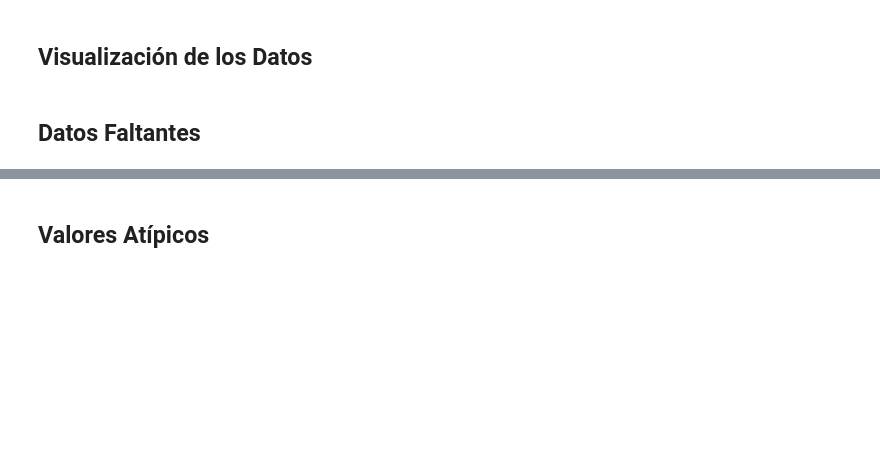
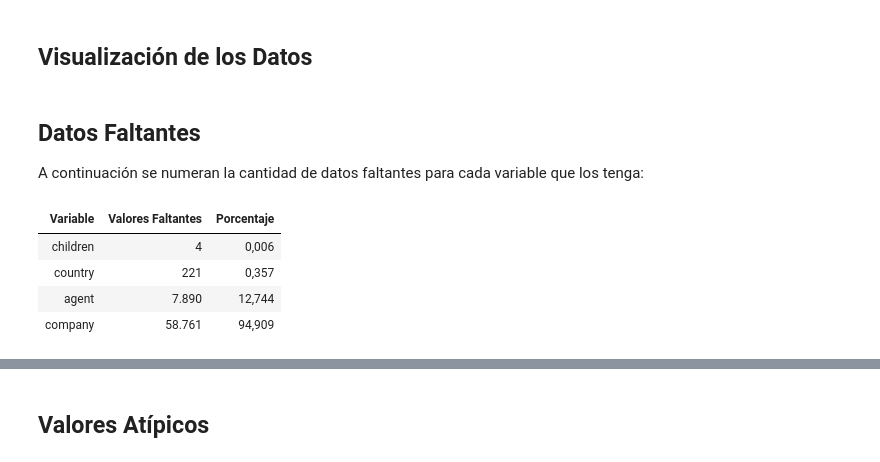
Before and after one commit to InspectorDave/OrgaDeDatos-TPs, a Jupyter notebook: 7506R_TP1_GRUPO11_CHP1_ENTREGA.ipynb, the cells around one changed output, grey strips where cells are left out. Cells and saved outputs as stored; diff of their text form; code cells hidden in the pictures; blank space fills up the shorter version.

```diff
--- a/7506R_TP1_GRUPO11_CHP1_ENTREGA.ipynb
+++ b/7506R_TP1_GRUPO11_CHP1_ENTREGA.ipynb
@@ -1607,5 +1863,22 @@ A modo de resumen se muestra una lista de los parámetros **relevantes** y los *
 * id
 # %% [markdown]
 ## Visualización de los Datos
-# %% [markdown]
-## Datos Faltantes
+# %% [markdown]
+## Datos Faltantes
+
+A continuación se numeran la cantidad de datos faltantes para cada variable que los tenga:
+# %%
+datosFaltantes_df = pd.DataFrame(columns = ["Variable","Valores Faltantes", "Porcentaje"])
+
+for i in hotels_df:
+    nValoresFaltantes = hotels_df[i].isna().sum()
+    if nValoresFaltantes > 0:
+        datosFaltantes_df.loc[len(datosFaltantes_df.index)] = (i, nValoresFaltantes, (nValoresFaltantes*100/len(hotels_df.index)))
+
+datosFaltantes_df.style.hide(axis="index").format(precision = 3, decimal = ',', thousands = '.')
+# %% [output]
+| Variable | Valores Faltantes | Porcentaje |
+| children | 4 | 0,006 |
+| country | 221 | 0,357 |
+| agent | 7.890 | 12,744 |
+| company | 58.761 | 94,909 |
```
Also changed, not shown: parts of 85 cells of this notebook.
